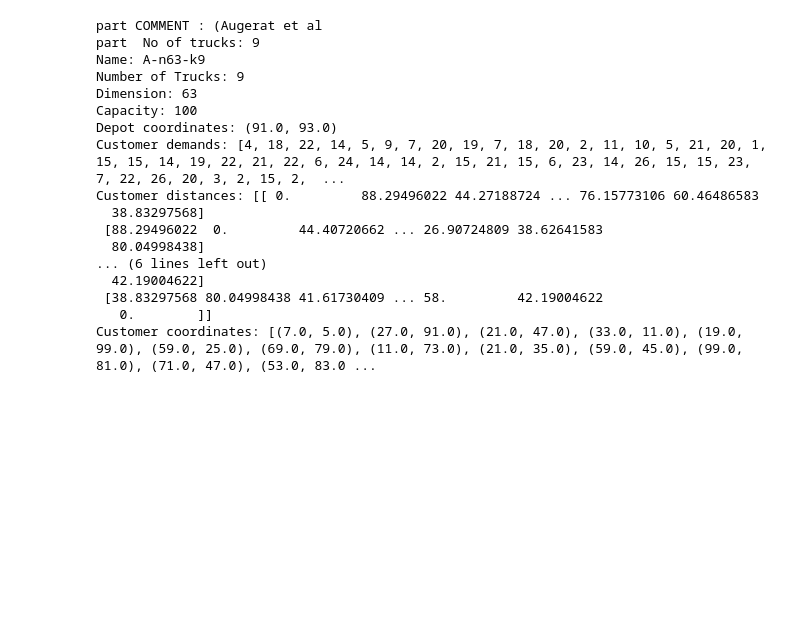
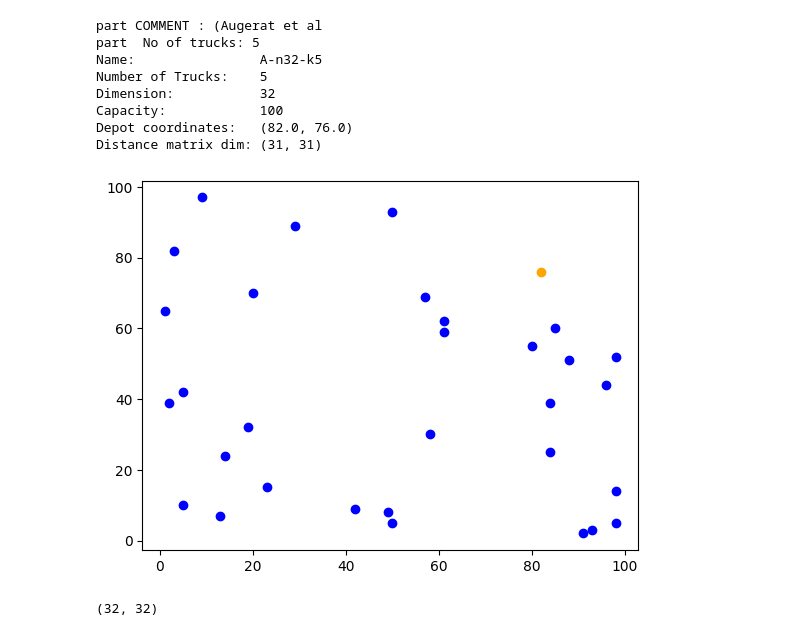
Before and after one commit to DavidParedes2021/Optimization, a Jupyter notebook: 13 - VRP_ACO/VRP_ACO.ipynb, the cells around one changed output. Cells and saved outputs as stored; diff of their text form; code cells hidden in the pictures; blank space fills up the shorter version.

```diff
--- a/13 - VRP_ACO/VRP_ACO.ipynb
+++ b/13 - VRP_ACO/VRP_ACO.ipynb
@@ -51,7 +52,7 @@ def read_cvrp_instance(file_path):
                 break
             _, demand = map(int, line.split())
             instance.customer_demands.append(demand)
-
+        instance.customer_demands = np.array(instance.customer_demands)
         # Calculate distances based on Euclidean distance
         instance.distances = np.zeros((instance.dimension-1, instance.dimension-1))
         for i in range(instance.dimension-1):
@@ -62,36 +63,57 @@ def read_cvrp_instance(file_path):
     return instance
 
 # Example usage
-file_path = "Vrp-Set-A\A\A-n63-k9.vrp"
+file_path = "Vrp-Set-A\A\A-n32-k5.vrp"
 cvrp_instance = read_cvrp_instance(file_path)
 
 # Accessing instance attributes
-print("Name:", cvrp_instance.name)
-print("Number of Trucks:", cvrp_instance.num_trucks)
-print("Dimension:", cvrp_instance.dimension)
-print("Capacity:", cvrp_instance.capacity)
-print("Depot coordinates:", (cvrp_instance.depot_x, cvrp_instance.depot_y))
-print("Customer demands:", cvrp_instance.customer_demands)
-print("Customer distances:", cvrp_instance.distances)
-print("Customer coordinates:", list(zip(cvrp_instance.customer_x, cvrp_instance.customer_y)))
+print("Name:               ", cvrp_instance.name)
+print("Number of Trucks:   ", cvrp_instance.num_trucks)
+print("Dimension:          ", cvrp_instance.dimension)
+print("Capacity:           ", cvrp_instance.capacity)
+print("Depot coordinates:  ", (cvrp_instance.depot_x, cvrp_instance.depot_y))
+# print("Customer demands:   ", cvrp_instance.customer_demands)
+print("Distance matrix dim:", cvrp_instance.distances.shape)
+# print("Customer distances: ", cvrp_instance.distances)
+# print("Customer coordinates:", list(zip(cvrp_instance.customer_x, cvrp_instance.customer_y)))
 # %% [output]
 part COMMENT : (Augerat et al
-part  No of trucks: 9
-Name: A-n63-k9
-Number of Trucks: 9
-Dimension: 63
-Capacity: 100
-Depot coordinates: (91.0, 93.0)
-Customer demands: [4, 18, 22, 14, 5, 9, 7, 20, 19, 7, 18, 20, 2, 11, 10, 5, 21, 20, 1, 15, 15, 14, 19, 22, 21, 22, 6, 24, 14, 14, 2, 15, 21, 15, 6, 23, 14, 26, 15, 15, 23, 7, 22, 26, 20, 3, 2, 15, 2,  ...
-Customer distances: [[ 0.         88.29496022 44.27188724 ... 76.15773106 60.46486583
-  38.83297568]
- [88.29496022  0.         44.40720662 ... 26.90724809 38.62641583
-  80.04998438]
-... (6 lines left out)
-  42.19004622]
- [38.83297568 80.04998438 41.61730409 ... 58.         42.19004622
-   0.        ]]
-Customer coordinates: [(7.0, 5.0), (27.0, 91.0), (21.0, 47.0), (33.0, 11.0), (19.0, 99.0), (59.0, 25.0), (69.0, 79.0), (11.0, 73.0), (21.0, 35.0), (59.0, 45.0), (99.0, 81.0), (71.0, 47.0), (53.0, 83.0 ...
+part  No of trucks: 5
+Name:                A-n32-k5
+Number of Trucks:    5
+Dimension:           32
+Capacity:            100
+Depot coordinates:   (82.0, 76.0)
+Distance matrix dim: (31, 31)
+# %%
+plt.scatter(cvrp_instance.customer_x, cvrp_instance.customer_y, c='blue')
+plt.scatter(cvrp_instance.depot_x, cvrp_instance.depot_y, c='orange')
+plt.show()
+# %% [output]
+[figure, added]
+# %%
+def unify_dist_mtx(depot_coor, client_coor, return_points=False):
+	unified_cor = np.append([depot_coor], client_coor, axis=0)
+	n_nodes     = unified_cor.shape[0]
+	dist_mtx    = np.zeros((n_nodes, n_nodes))
+
+	for i in range(n_nodes):
+		for j in range(i, n_nodes):
+			dist_mtx[i][j] = dist_mtx[j][i] = np.linalg.norm(
+				unified_cor[i] - unified_cor[j]
+			)
+	if return_points:
+		return (dist_mtx, unified_cor)
+	return dist_mtx
+
+dist_mtx = unify_dist_mtx(
+	(cvrp_instance.depot_x, cvrp_instance.depot_y),
+	list(zip(cvrp_instance.customer_x, cvrp_instance.customer_y))
+)
+
+print(dist_mtx.shape)
+# %% [output]
+(32, 32)
 # %%
 def plot_function(aco_instance):
     pass
```
Also changed, not shown: parts of 3 cells of this notebook, 1 other file.
